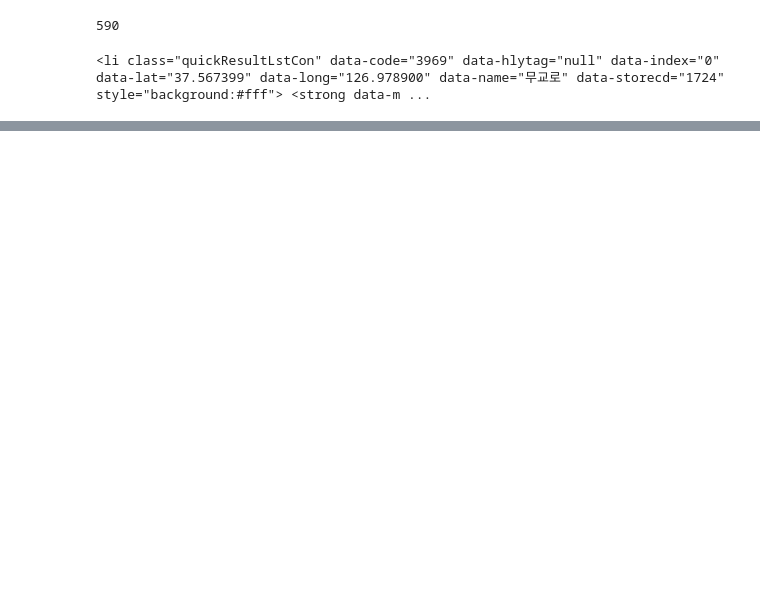
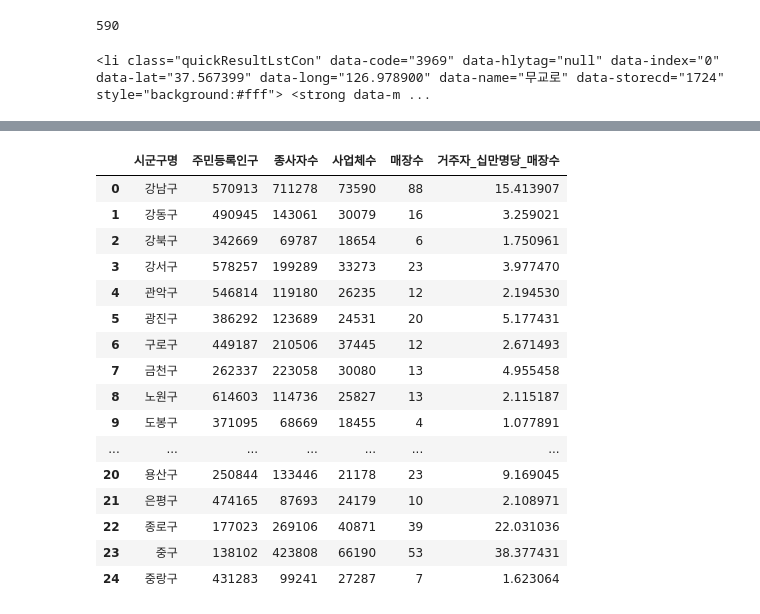
Before and after one commit to jayU000/python202206, a Jupyter notebook: pythonbasic07_starbucks.ipynb, the cells around one changed output, grey strips where cells are left out. Cells and saved outputs as stored; diff of their text form; code cells hidden in the pictures; blank space fills up the shorter version.

```diff
--- a/pythonbasic07_starbucks.ipynb
+++ b/pythonbasic07_starbucks.ipynb
@@ -79,0 +147,14 @@ star
+# %%
+# 서울시 구별 스타벅스 매장수 파악
+
+sgg_names = []
+
+for addr in df2['주소'] :
+  sgg =addr.split()[1]
+  sgg_names.append(sgg)
+
+df2['시군구명'] = sgg_names
+print(df2)
+
+freq = df2.groupby(['시군구']).count()
+print(freq)
@@ -79,0 +237,23 @@ star
+# %%
+# 주민등록 인구 십만명당 매장 수
+
+seoul_sgg['거주자_십만명당_매장수'] = seoul_sgg['매장수'] / (seoul_sgg['주민등록인구']/100000)
+seoul_sgg
+# %% [output]
+|  | 시군구명 | 주민등록인구 | 종사자수 | 사업체수 | 매장수 | 거주자_십만명당_매장수 |
+| 0 | 강남구 | 570913 | 711278 | 73590 | 88 | 15.413907 |
+| 1 | 강동구 | 490945 | 143061 | 30079 | 16 | 3.259021 |
+| 2 | 강북구 | 342669 | 69787 | 18654 | 6 | 1.750961 |
+| 3 | 강서구 | 578257 | 199289 | 33273 | 23 | 3.977470 |
+| 4 | 관악구 | 546814 | 119180 | 26235 | 12 | 2.194530 |
+| 5 | 광진구 | 386292 | 123689 | 24531 | 20 | 5.177431 |
+| 6 | 구로구 | 449187 | 210506 | 37445 | 12 | 2.671493 |
+| 7 | 금천구 | 262337 | 223058 | 30080 | 13 | 4.955458 |
+| 8 | 노원구 | 614603 | 114736 | 25827 | 13 | 2.115187 |
+| 9 | 도봉구 | 371095 | 68669 | 18455 | 4 | 1.077891 |
+| ... | ... | ... | ... | ... | ... | ... |
+| 20 | 용산구 | 250844 | 133446 | 21178 | 23 | 9.169045 |
+| 21 | 은평구 | 474165 | 87693 | 24179 | 10 | 2.108971 |
+| 22 | 종로구 | 177023 | 269106 | 40871 | 39 | 22.031036 |
+| 23 | 중구 | 138102 | 423808 | 66190 | 53 | 38.377431 |
+| 24 | 중랑구 | 431283 | 99241 | 27287 | 7 | 1.623064 |
```
Also changed, not shown: parts of 12 cells of this notebook.
